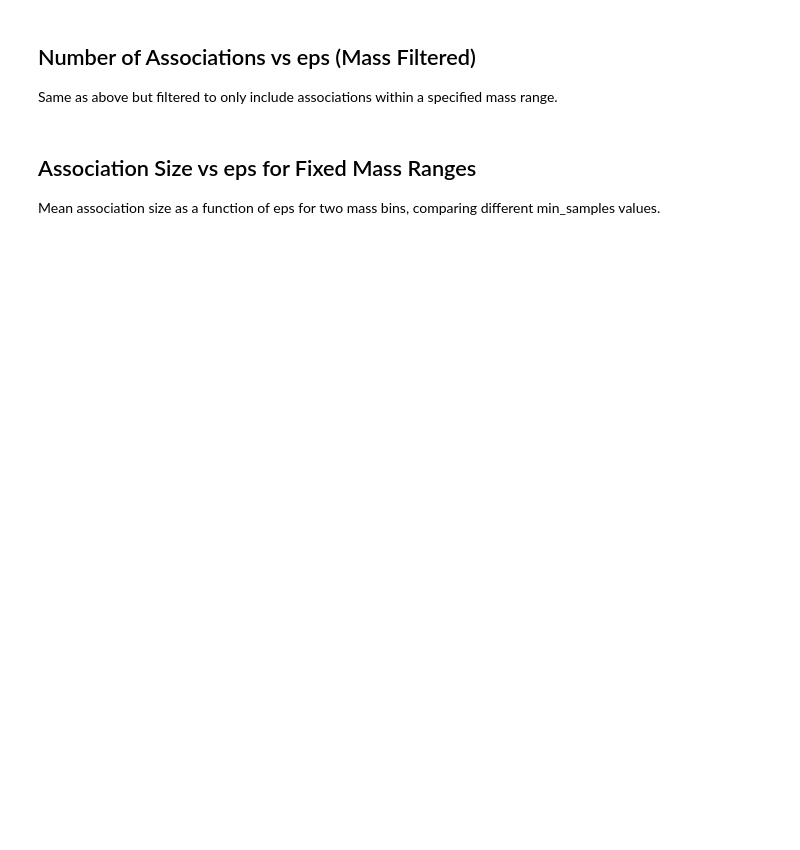
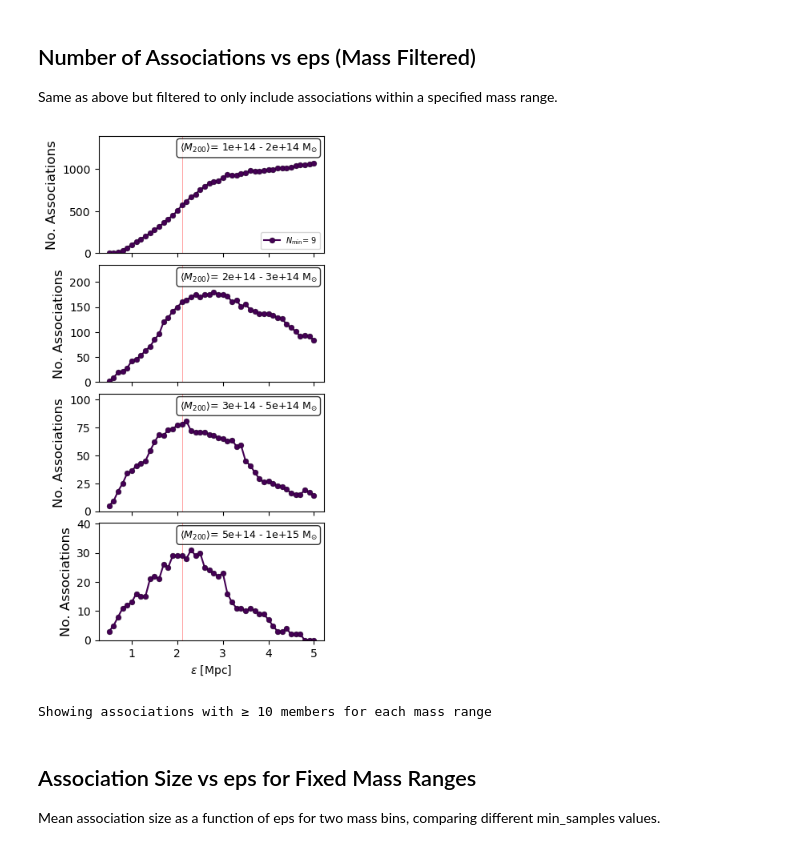
Before and after one commit to stuartmcalpine/manticore_posterior_clusters, a Jupyter notebook: notebooks/cluster_analysis.ipynb, the cells around one changed output. Saved outputs shown, nothing was run; the diff lists cells and outputs as text; code cells hidden in the pictures; blank space fills up the shorter version.

```diff
--- a/notebooks/cluster_analysis.ipynb
+++ b/notebooks/cluster_analysis.ipynb
@@ -11,7 +11,15 @@ import os
 import re
 import glob
 import sys
-#from pymanticore.analysis.matplotlib import get_mplstyle_path
+from contextlib import nullcontext
+
+# Try to import matplotlib style helper (may not be available on all machines)
+try:
+    from pymanticore.analysis.matplotlib import get_mplstyle_path
+    HAS_MPLSTYLE = True
+except ImportError:
+    HAS_MPLSTYLE = False
+    print("Note: pymanticore.analysis.matplotlib not available, using default matplotlib style")
 
 sys.path.insert(0, os.path.abspath('..'))
 
@@ -25,4 +35,8 @@ Set the directory path containing the cluster HDF5 files.
 # %%
 CLUSTER_DIR = "../output"
 
+# Configuration: Number of MCMC realizations (for contamination detection)
+N_MCMC_REALIZATIONS = 80  # Maximum possible unique members without contamination
+
 print(f"Looking for cluster files in: {os.path.abspath(CLUSTER_DIR)}")
+print(f"Number of MCMC realizations: {N_MCMC_REALIZATIONS}")
@@ -90,7 +107,3 @@ min_samples_values = sorted(min_samples_values)
 print(f"Found {len(cluster_files)} cluster files")
 print(f"eps values: {eps_values}")
 print(f"min_samples values: {min_samples_values}")
-print(f"\nParameter combinations found:")
-for (eps, min_samples) in sorted(param_to_filepath.keys()):
-    filename = os.path.basename(param_to_filepath[(eps, min_samples)])
-    print(f"  eps={eps}, min_samples={min_samples}: {filename}")
@@ -550,7 +921,10 @@ def count_unique_members(cluster):
     unique_pairs = set(zip(mcmc_ids.astype(int), halo_indices.astype(int)))
     return len(unique_pairs)
 
-with plt.style.context(get_mplstyle_path(mnras_style)):
+# Use conditional style context - either MNRAS style or default
+style_context = plt.style.context(get_mplstyle_path(mnras_style)) if HAS_MPLSTYLE else nullcontext()
+
+with style_context:
     n_mass_ranges = len(MASS_RANGES)
     fig, axes = plt.subplots(n_mass_ranges, 1, figsize=(3.5, 1.7 * n_mass_ranges), sharex=True)
 
@@ -572,35 +946,38 @@ with plt.style.context(get_mplstyle_path(mnras_style)):
                 if (eps, min_samp) in cluster_data:
                     # Count associations within mass range and meeting member requirement
                     n_in_range = sum(1 for c in cluster_data[(eps, min_samp)]['clusters']
                                     if mass_min <= c.get('mean_m200_mass', 0) <= mass_max
                                     and count_unique_members(c) >= FILTER_MIN_MEMBERS)
                     eps_for_min.append(eps)
                     n_clusters_for_min.append(n_in_range)
 
             if len(eps_for_min) > 0:
                 ax.plot(eps_for_min, n_clusters_for_min, 'o-', color=colors[i],
-                        label=r"$N_\textrm{min}$" + f"= {min_samp}", markersize=5, mec="black", mew=0.2)
+                        label=r"$N_\mathrm{min}$" + f"= {min_samp}", markersize=5, mec="black", mew=0.2)
                 if np.max(n_clusters_for_min) > max_y:
                     max_y = np.max(n_clusters_for_min)
 
         ax.set_ylabel('No. Associations', fontsize=12)
         if ax_idx == 0:
             ax.legend(fontsize=7, loc="lower right")
         #ax.grid(True, alpha=0.3)
         ax.set_ylim(0, max_y + max_y*0.3)
 
         # Add M200 label as text in upper right corner
-        ax.text(0.97, 0.95, r'$\left< M_\textrm{200} \right>$' f'= {mass_min:.0e} - {mass_max:.0e}' + r' M$_{\odot}$',
+        ax.text(0.97, 0.95, r'$\left< M_\text{200} \right>$' f'= {mass_min:.0e} - {mass_max:.0e}' + r' M$_{\odot}$',
                 transform=ax.transAxes, fontsize=9, verticalalignment='top',
                 horizontalalignment='right', bbox=dict(boxstyle='round', facecolor='white', alpha=0.8))
 
     axes[-1].set_xlabel(r'$\epsilon$ [Mpc]')
 
     #plt.suptitle(f'Associations vs eps (N ≥ {FILTER_MIN_MEMBERS})', fontsize=14, y=1.01)
     plt.tight_layout(pad=0.1)
     plt.show()
 
 print(f"Showing associations with ≥ {FILTER_MIN_MEMBERS} members for each mass range")
+# %% [output]
+[figure, added]
+Showing associations with ≥ 10 members for each mass range
 # %% [markdown]
 ## Association Size vs eps for Fixed Mass Ranges
 
```
Also changed, not shown: parts of 15 cells of this notebook, 4 other files.
